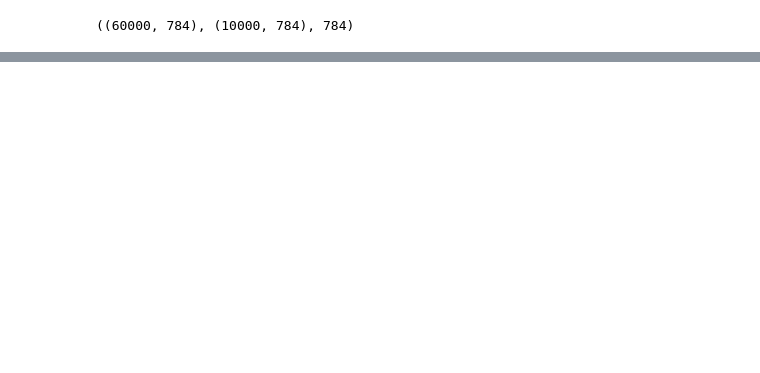
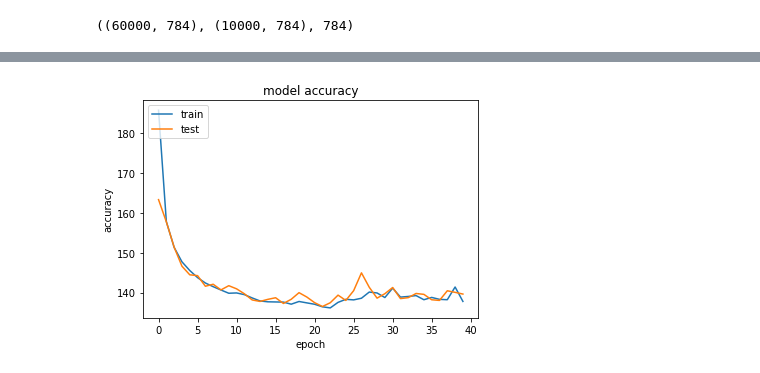
Before and after one commit to yama1968/Spikes, a Jupyter notebook: python/keras_vae_test.ipynb, the cells around one changed output, grey strips where cells are left out. Saved outputs shown, nothing was run; the diff lists cells and outputs as text; code cells hidden in the pictures; blank space fills up the shorter version.

```diff
--- a/python/keras_vae_test.ipynb
+++ b/python/keras_vae_test.ipynb
@@ -86,3 +90,13 @@ Epoch 51/80
+# %%
+# summarize history for accuracy
+plt.plot(history.history['loss'])
+plt.plot(history.history['val_loss'])
+plt.title('model accuracy')
+plt.ylabel('accuracy')
+plt.xlabel('epoch')
+_ = plt.legend(['train', 'test'], loc='upper left')
+# %% [output]
+[figure, added]
 # %%
 x_test_encoded = vae.encode(x_test, batch_size=batch_size)
 plt.figure(figsize=(6, 6))
```
Also changed, not shown: parts of 8 cells of this notebook, 1 other file.
